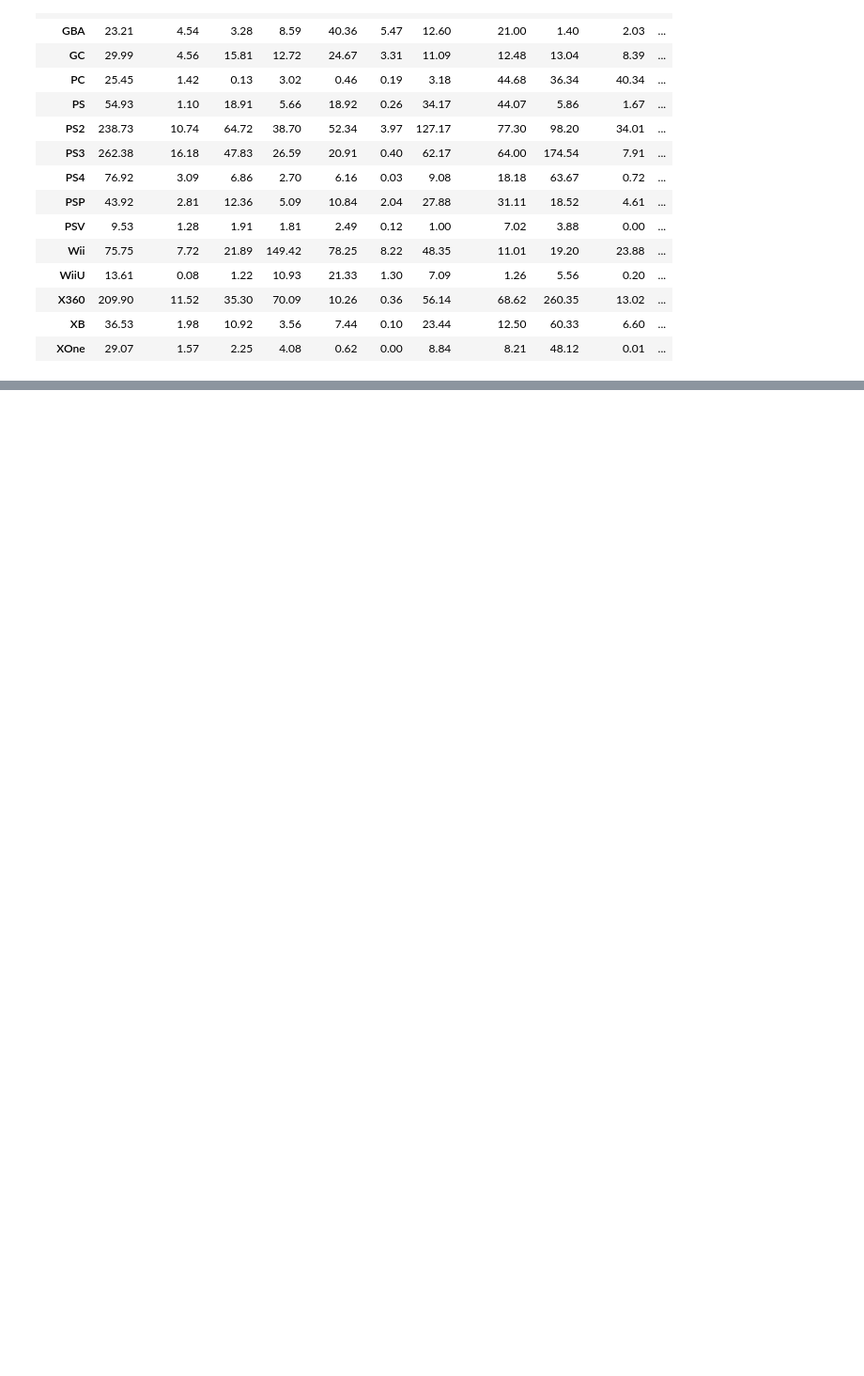
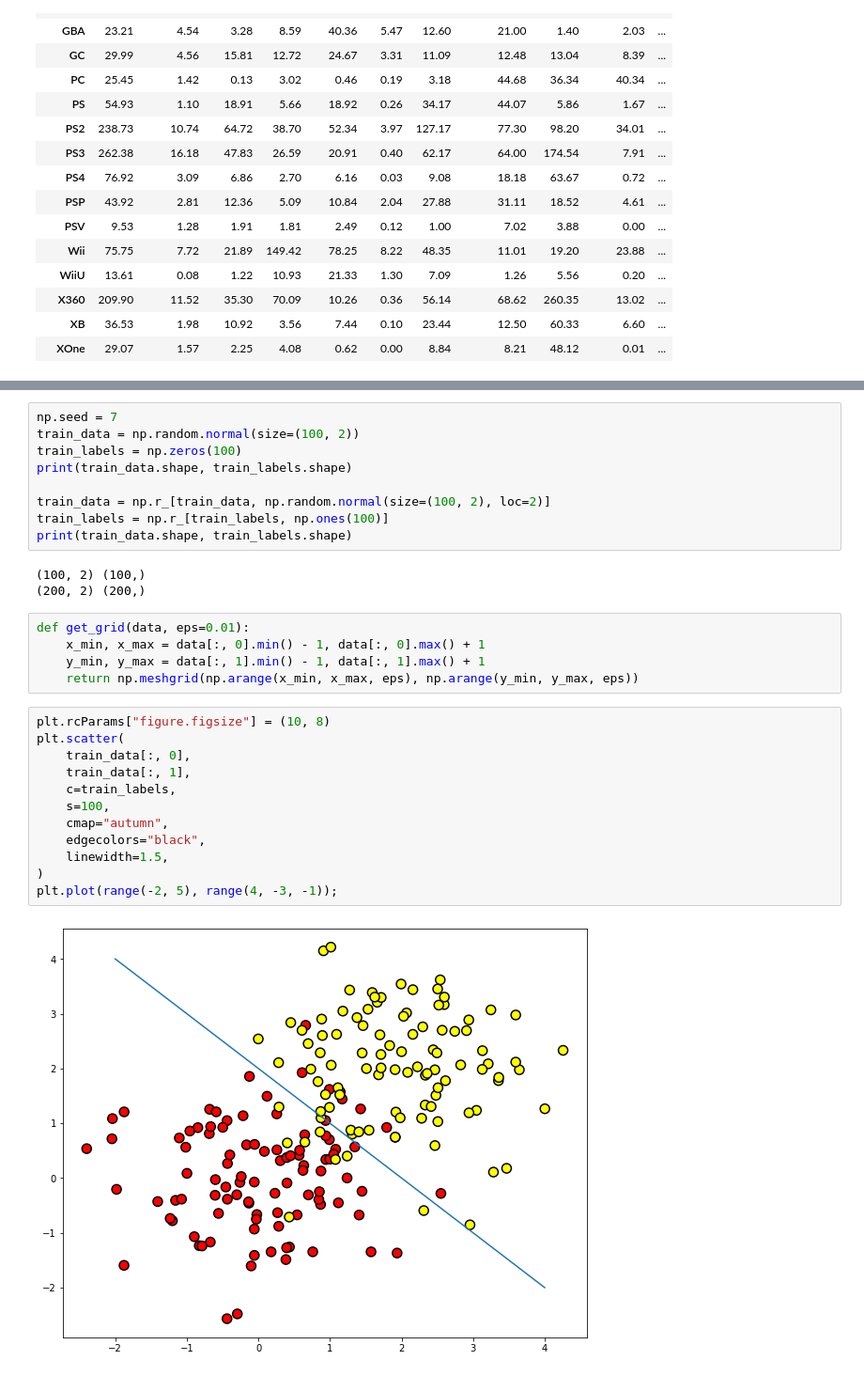
Before and after one commit to alfir-v10/RushODS_old, a Jupyter notebook: RUSH_ODS.ipynb, the cells around one changed output, grey strips where cells are left out. Shown at 94% size. Saved outputs shown, nothing was run; the diff lists cells and outputs as text; blank space fills up the shorter version.

```diff
--- a/RUSH_ODS.ipynb
+++ b/RUSH_ODS.ipynb
@@ -1264,0 +1295,31 @@ sns.heatmap(platform_genre_sales, annot=True, fmt='.1f', linewidths=0.5)
+# %%
+np.seed = 7
+train_data = np.random.normal(size=(100, 2))
+train_labels = np.zeros(100)
+print(train_data.shape, train_labels.shape)
+
+train_data = np.r_[train_data, np.random.normal(size=(100, 2), loc=2)]
+train_labels = np.r_[train_labels, np.ones(100)]
+print(train_data.shape, train_labels.shape)
+# %% [output]
+(100, 2) (100,)
+(200, 2) (200,)
+# %%
+def get_grid(data, eps=0.01):
+    x_min, x_max = data[:, 0].min() - 1, data[:, 0].max() + 1
+    y_min, y_max = data[:, 1].min() - 1, data[:, 1].max() + 1
+    return np.meshgrid(np.arange(x_min, x_max, eps), np.arange(y_min, y_max, eps))
+# %%
+plt.rcParams["figure.figsize"] = (10, 8)
+plt.scatter(
+    train_data[:, 0],
+    train_data[:, 1],
+    c=train_labels,
+    s=100,
+    cmap="autumn",
+    edgecolors="black",
+    linewidth=1.5,
+)
+plt.plot(range(-2, 5), range(4, -3, -1));
+# %% [output]
+[figure, added]
```
Also changed, not shown: parts of 76 cells of this notebook.
